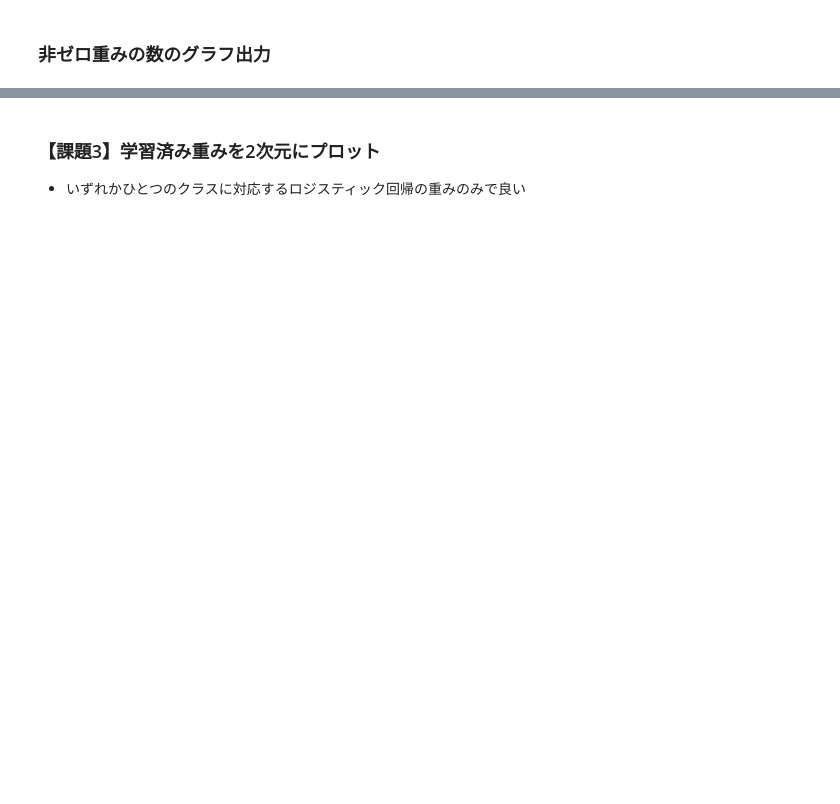
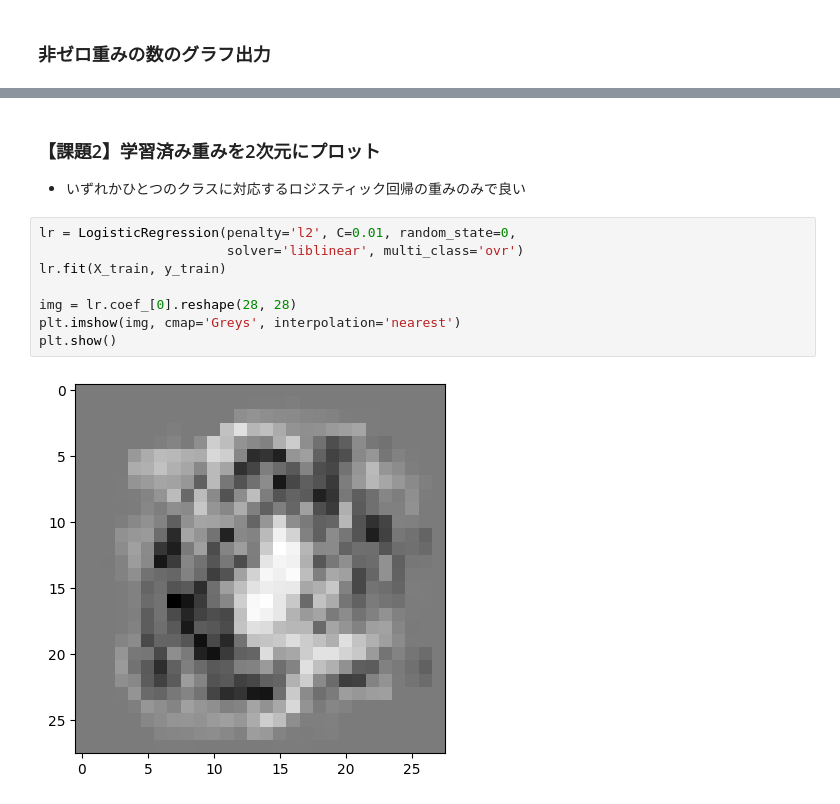
Before and after one commit to f-ken351/CDS2025, a Jupyter notebook: ex5.ipynb, the cells around one changed output, grey strips where cells are left out. Cells and saved outputs as stored; diff of their text form; blank space fills up the shorter version.

```diff
--- a/ex5.ipynb
+++ b/ex5.ipynb
@@ -140,3 +128,13 @@ plt.show()
 # %% [markdown]
-### 【課題3】学習済み重みを2次元にプロット
+### 【課題2】学習済み重みを2次元にプロット
 - いずれかひとつのクラスに対応するロジスティック回帰の重みのみで良い
+# %%
+lr = LogisticRegression(penalty='l2', C=0.01, random_state=0,
+                        solver='liblinear', multi_class='ovr')
+lr.fit(X_train, y_train)
+
+img = lr.coef_[0].reshape(28, 28)
+plt.imshow(img, cmap='Greys', interpolation='nearest')
+plt.show()
+# %% [output]
+[figure, added]
```
Also changed, not shown: parts of 16 cells of this notebook.
